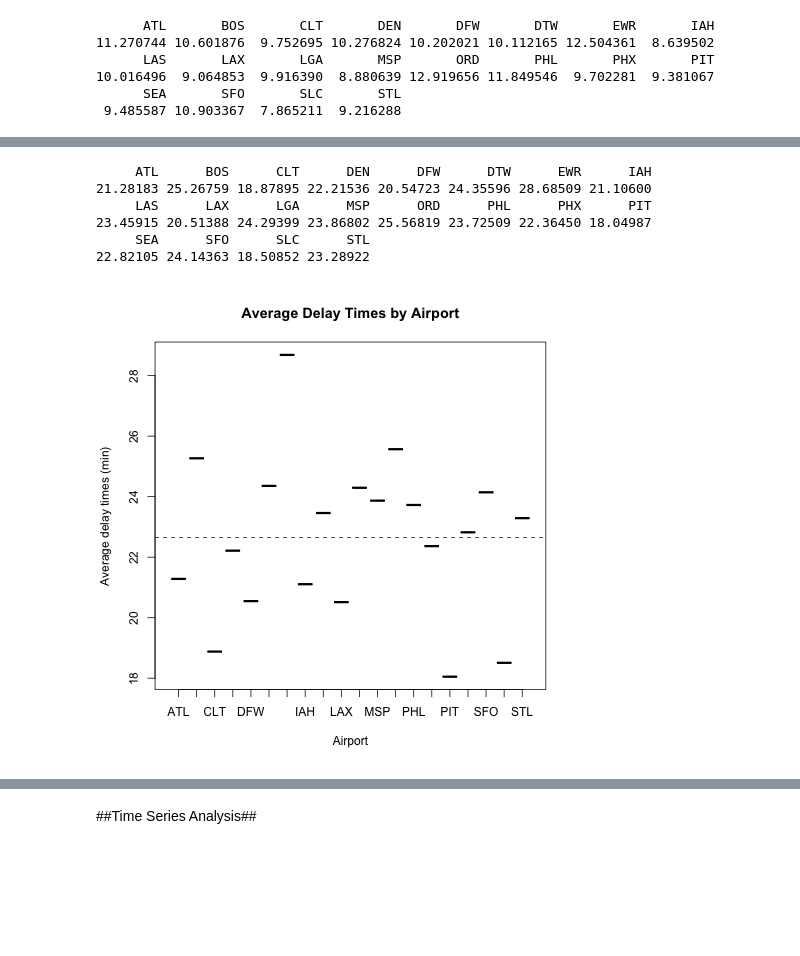
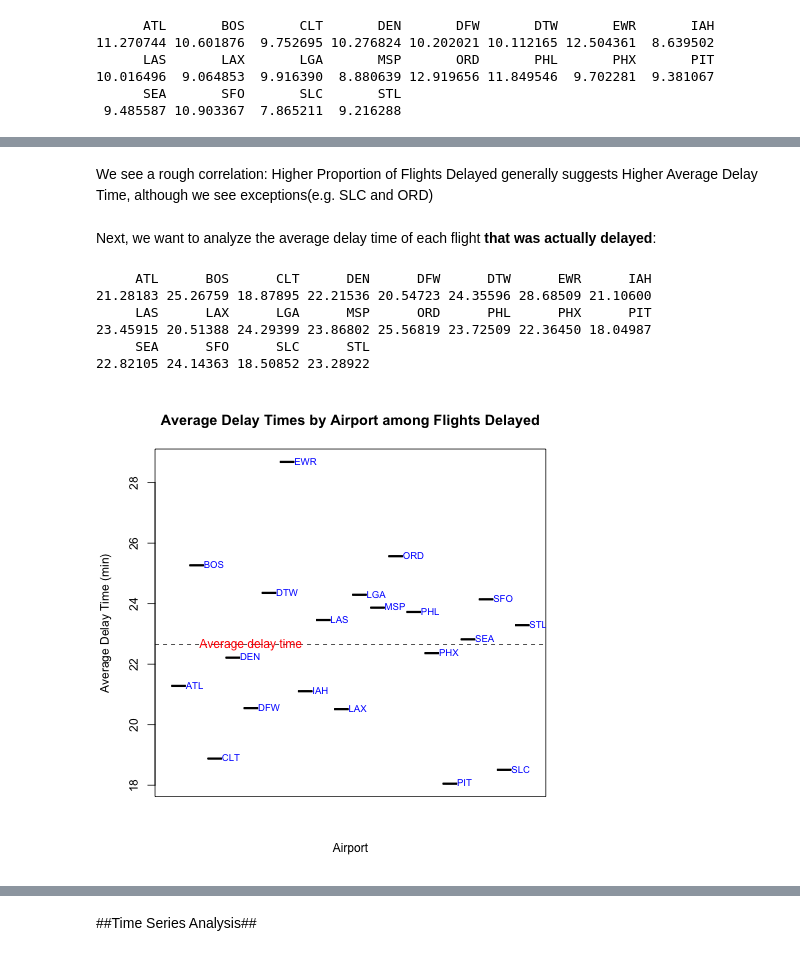
Before and after one commit to steven-hu/data-analysis-template, a Jupyter notebook: notebooks/NB3_data_analysis.ipynb, the cells around one changed output, grey strips where cells are left out. Saved outputs shown, nothing was run; the diff lists cells and outputs as text; code cells hidden in the pictures; blank space fills up the shorter version.

```diff
--- a/notebooks/NB3_data_analysis.ipynb
+++ b/notebooks/NB3_data_analysis.ipynb
@@ -129,3 +137,12 @@ text(table$prop, avgs, carriers, cex=0.6, pos=4)
+# %% [markdown]
+We see a rough correlation: Higher Proportion of Flights Delayed generally suggests Higher Average Delay Time, although we see exceptions(e.g. SLC and ORD)
+# %% [markdown]
+
+
+
+
+
+Next, we want to analyze the average delay time of each flight **that was actually delayed**:
 # %%
 %%R
 d=data
@@ -141,7 +158,9 @@ print(avgs2)
 22.82105 24.14363 18.50852 23.28922
 # %%
 %%R
-plot(unique(data$origin),avgs2,main="Average Delay Times by Airport",xlab="Airport",ylab="Average delay times (min)")
+plot(unique(data$origin),avgs2,main="Average Delay Times by Airport among Flights Delayed",xlab="Airport",ylab="Average Delay Time (min)",xaxt='n')
 abline(h=mean(avgs2),lty=2)
+text(unique(data$origin),avgs2,unique(data$origin),cex=0.8, pos=4,col="blue")
+text(5, 22.65, "Average delay time", col = "red")
 # %% [output]
-[figure, old version]
+[figure, new version]
```
Also changed, not shown: parts of 18 cells of this notebook.
